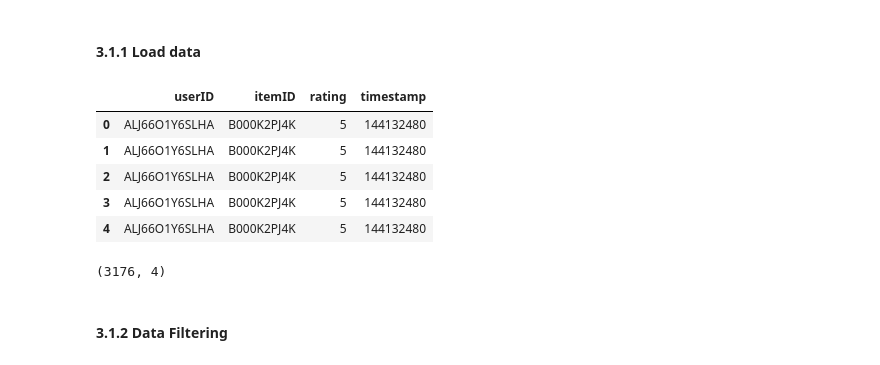
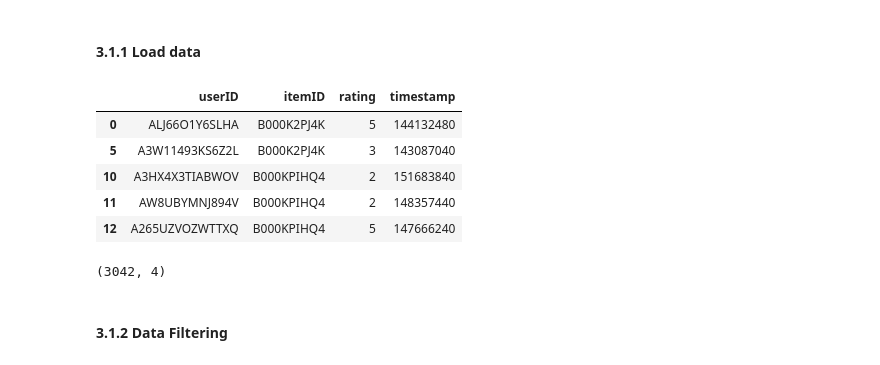
Before and after one commit to thijsgelton/IR-2122-Project, a Jupyter notebook: notebooks/standard_vae_deep_dive.ipynb, the cells around one changed output. Cells and saved outputs as stored; diff of their text form; code cells hidden in the pictures.

```diff
--- a/notebooks/standard_vae_deep_dive.ipynb
+++ b/notebooks/standard_vae_deep_dive.ipynb
@@ -177,18 +177,19 @@ We load the data and create train / validation / test splits following strong ge
 # %%
 df = pd.DataFrame()
 df[["userID", "itemID", "rating", "timestamp"]] = pd.read_json("../data/AMAZON_FASHION_5.json")[["reviewerID", "asin", "overall", "unixReviewTime"]]
+df.drop_duplicates(subset=["userID", "itemID"], inplace=True)
 df.head()
 # %% [output]
 |  | userID | itemID | rating | timestamp |
 | 0 | ALJ66O1Y6SLHA | B000K2PJ4K | 5 | 144132480 |
-| 1 | ALJ66O1Y6SLHA | B000K2PJ4K | 5 | 144132480 |
-| 2 | ALJ66O1Y6SLHA | B000K2PJ4K | 5 | 144132480 |
-| 3 | ALJ66O1Y6SLHA | B000K2PJ4K | 5 | 144132480 |
-| 4 | ALJ66O1Y6SLHA | B000K2PJ4K | 5 | 144132480 |
+| 5 | A3W11493KS6Z2L | B000K2PJ4K | 3 | 143087040 |
+| 10 | A3HX4X3TIABWOV | B000KPIHQ4 | 2 | 151683840 |
+| 11 | AW8UBYMNJ894V | B000KPIHQ4 | 2 | 148357440 |
+| 12 | A265UZVOZWTTXQ | B000KPIHQ4 | 5 | 147666240 |
 # %%
 df.shape
 # %% [output]
-(3176, 4)
+(3042, 4)
 # %% [markdown]
 #### 3.1.2 Data Filtering
 # %% [markdown]
```
Also changed, not shown: parts of 62 cells of this notebook.
